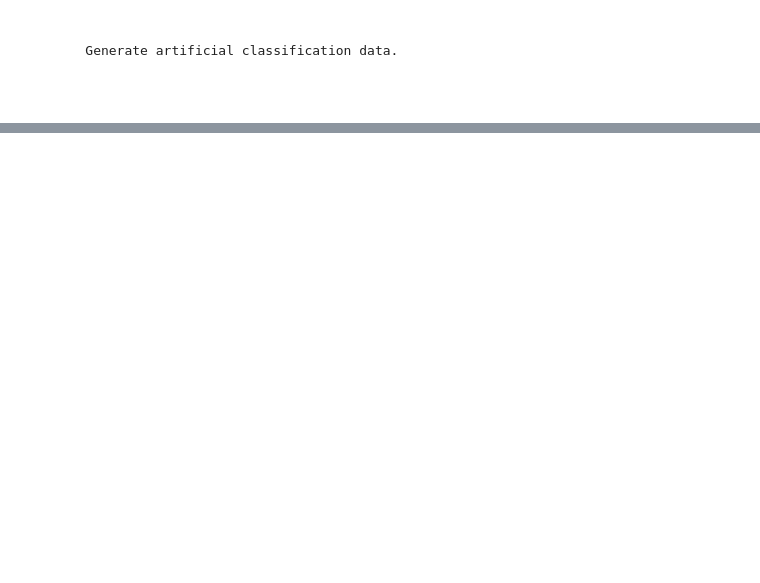
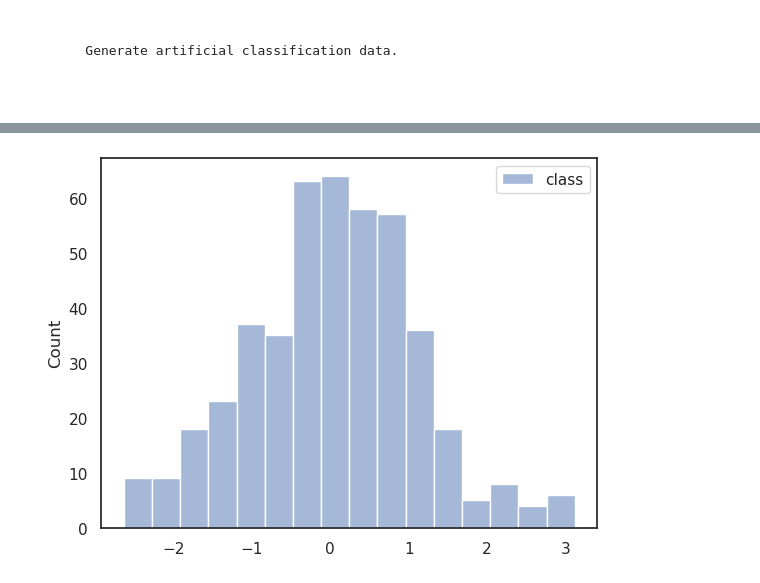
Before and after one commit to sigrun-may/artificial-data-generator, a Jupyter notebook: artificial_data_generator/artificial_data_generator.ipynb, the cells around one changed output, grey strips where cells are left out. Cells and saved outputs as stored; diff of their text form; code cells hidden in the pictures; blank space fills up the shorter version.

```diff
--- a/artificial_data_generator/artificial_data_generator.ipynb
+++ b/artificial_data_generator/artificial_data_generator.ipynb
@@ -242,0 +62,21 @@ print(data_df.shape)
+# %%
+class_components_list = [correlated_cluster_1, correlated_cluster_2]
+
+number_of_unclustered_relevant_features = number_of_relevant_features - (
+    number_of_features_correlated_cluster1 + number_of_features_correlated_cluster2
+)
+if number_of_unclustered_relevant_features > 0:
+    unclustered_relevant_features = artificial_data_generator_tools.generate_normal_distributed_class_features(
+        number_of_samples=number_of_samples_per_class,
+        number_of_normal_distributed_relevant_features=number_of_unclustered_relevant_features,
+        scale=1,
+    )
+    class_components_list.append(unclustered_relevant_features)
+# %%
+class1_np = artificial_data_generator_tools.build_class(
+    class_features_list=class_components_list,
+)
+# %%
+artificial_data_generator_tools.plot_distribution_of_class_features_for_single_class(class1_np)
+# %% [output]
+[figure, added]
```
Also changed, not shown: parts of 28 cells of this notebook, 1 other file.
